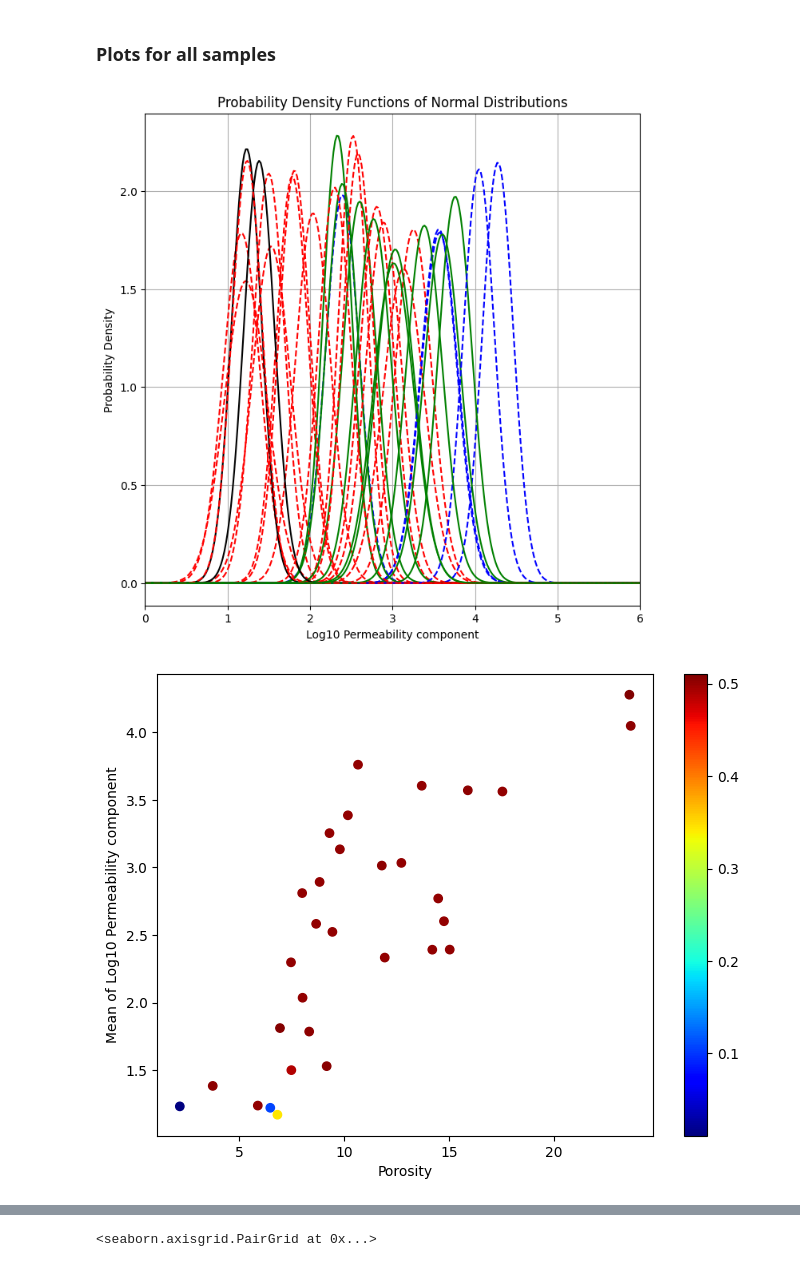
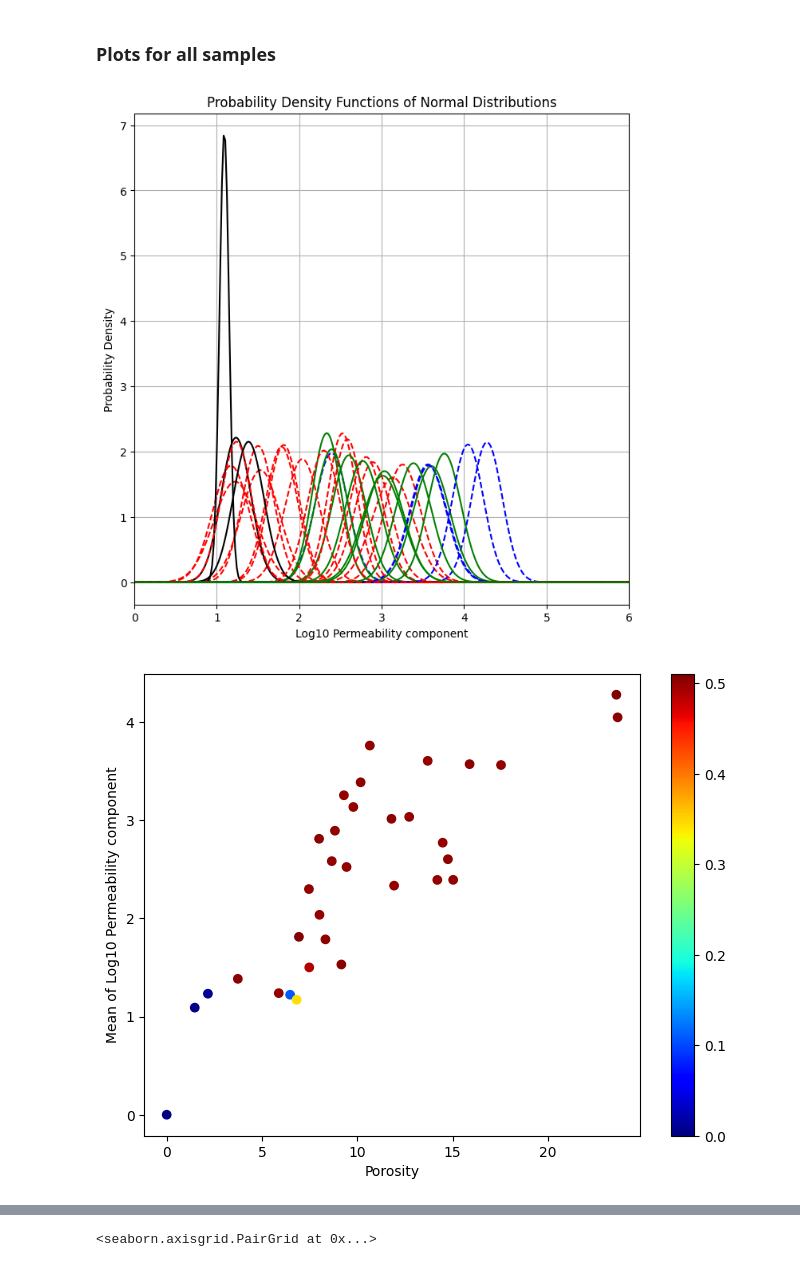
Before and after one commit to MariiaKalinina/Elasticity, a Jupyter notebook: Permeability_from_TC.ipynb, the cells around one changed output, grey strips where cells are left out. Drawn from its saved outputs; the diff is of its cells as text; code cells hidden in the pictures.

```diff
--- a/Permeability_from_TC.ipynb
+++ b/Permeability_from_TC.ipynb
@@ -928,7 +929,7 @@ data.drop('#', axis=1, inplace=True)
 # %%
 data.dropna(subset=['AR thermal'], inplace=True)
 # %%
-idx = 12
+idx = 4
 porosity = data["Porosity,%"][idx]/100
 exp_permeability = data["Permeability"][idx]
 ar_pore_initial = data['AR thermal'][idx]
@@ -1085,5 +1126,13 @@ plt.colorbar(scatter)  # Add color bar to the plot
 plt.xlabel('f Parameter')
 plt.ylabel('Log10 Fluid Permeability')
 
-# plt.scatter(results[f'f_{idx}'], np.log10(results[f'Fluid perm_{idx}']))
+
+porosity = data["Porosity,%"][idx]
+ar_pore = data['AR thermal'][idx]
+f = f_from_e(porosity, ar_pore)
+
+print(porosity,ar_pore, f)
+
+f_list = [f for _ in range(len(filtered_results[f'f_{idx}']))]
+plt.plot(f_list,  np.log10(filtered_results[f'Fluid perm_{idx}']), color='black', lw=4)
 # %% [output]
@@ -1134,3 +1180,9 @@ data = df_ues.copy()
 data.drop('#', axis=1, inplace=True)
 # %%
 data.dropna(subset=['AR thermal'], inplace=True)
+# %%
+porosity = data["Porosity,%"]
+ar_pore = data['AR thermal']
+
+for i, j in zip(porosity, ar_pore):
+  print(f_from_e(i,j))
@@ -1140,19 +1210,29 @@ exp_permeability = data["Permeability"]
 ar_pore_initial = data['AR thermal']
 ar_pore = data['AR thermal']
 mtrx_perm = 2*10**-4
-fluid_perm = 10**2.8
+# fluid_comp =
+# fluid_perm = 10**2.8
 # f = 0.3
+
 import math
 calculation_perm =[]
 
+# table = pd.DataFrame()
+# table['f mean'] = all_means_f
+# table['porosity'] = all_porosity
+# table['K i'] = all_means_i
 
-for ar, por in zip(ar_pore, porosity):
+
+for ar, por, fluid_perm in zip(ar_pore, porosity, all_means_i):
+
   por = por/100
   conc = [1-por, por]
   alpha_shape = [1, ar]
-  fluid_perm = 1.4097*np.log(por*100)-0.6603
+
+  # fluid_perm = 1.4097*np.log(por*100)-0.6603
+
   components = [mtrx_perm, fluid_perm]
-  f = 0.5
-  print(por, conc, alpha_shape, f, components)
+  f = f_from_e(por*100, ar)
+  print(por, f, components)
   calculation_perm.append(effective_tc_f(conc, alpha_shape, components, f))
 # %% [output]
@@ -1287,8 +1356,10 @@ colors = ['black', 'red', 'green', 'blue']
 linestyle=['solid', 'dashed', 'solid', 'dashed']
 
 for i in range(1, 34):
-  if i == 8 or i==27:
-    pass
+  if i == 8:
+    all_means_i.append(0)
+    all_porosity.append(0)
+    all_means_f.append(0)
   else:
     # Parameters of the normal distribution
     data = np.log10(df_ues[f'Fluid perm_{i}'])
@@ -1320,35 +1391,35 @@ for i in range(1, 34):
     all_pdfs.append((pdf, colors[color_index], linestyle[linestyle_index] ))
     all_means_i.append(mean)
     all_porosity.append(porosity)
     all_means_f.append(f_param)
 
 # Plot all PDFs on the same plot with different colors
 plt.figure(figsize=(8, 8))
 
 for pdf, color, linestyle in all_pdfs:
     plt.plot(x, pdf, color=color, linestyle=linestyle)
 
 plt.xlabel('Log10 Permeability component')
 plt.ylabel('Probability Density')
 plt.title('Probability Density Functions of Normal Distributions')
 plt.xlim(0, 6)
 plt.grid(True)
 
 
 plt.figure(figsize=(8, 6))
 scatter = plt.scatter(all_porosity, all_means_i,
                       c=all_means_f, cmap='jet', marker='o')
 plt.xlabel('Porosity')
 plt.ylabel('Mean of Log10 Permeability component')
 plt.colorbar(scatter)  # Add color bar to the plot
 # plt.xlim(0, 25)
 # plt.ylim(0, 1)
 
 
 plt.show()
 # %% [output]
-[figure, old version]
+[figure, new version]
-[figure, old version]
+[figure, new version]
 # %%
 table = pd.DataFrame()
 table['f mean'] = all_means_f
```
Also changed, not shown: parts of 29 cells of this notebook.
